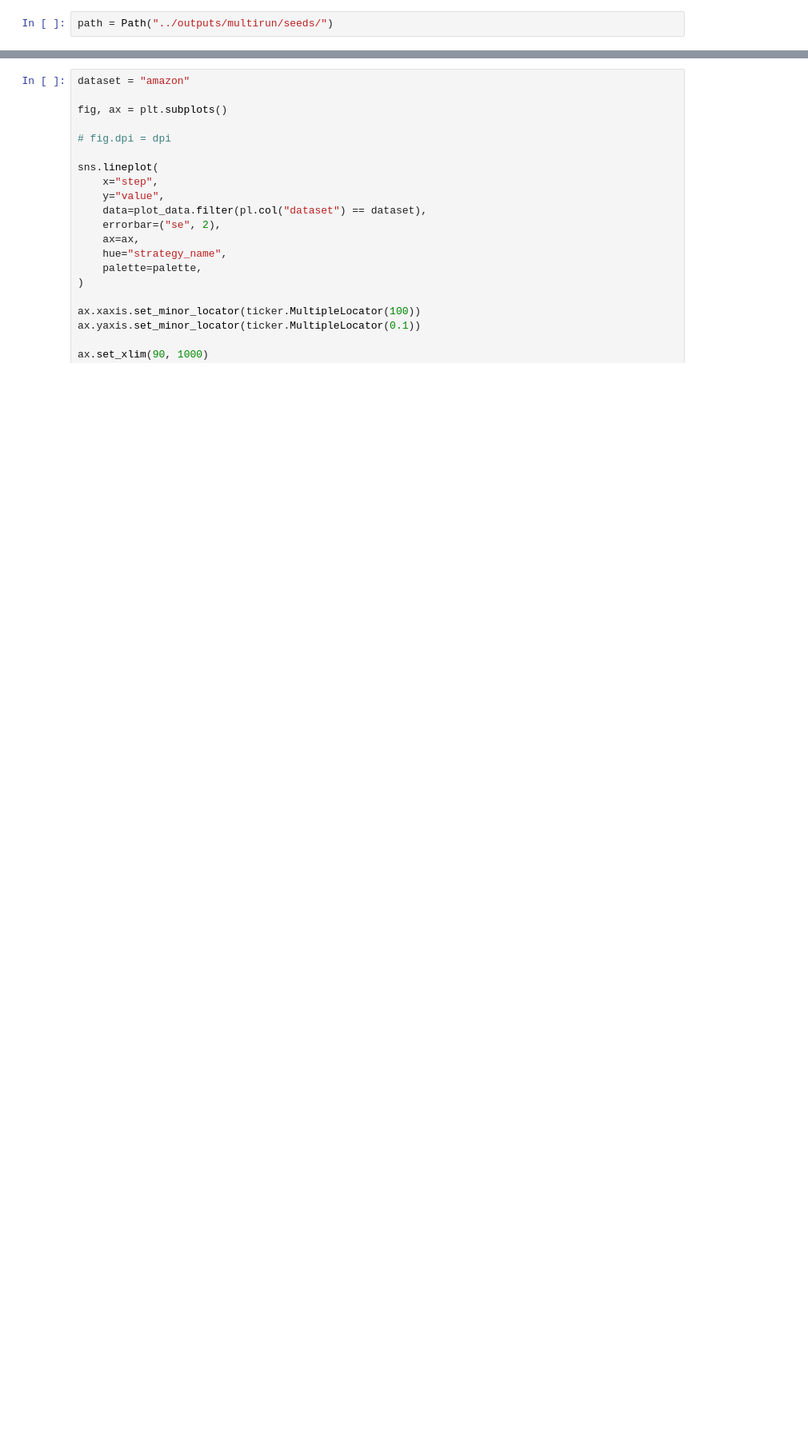
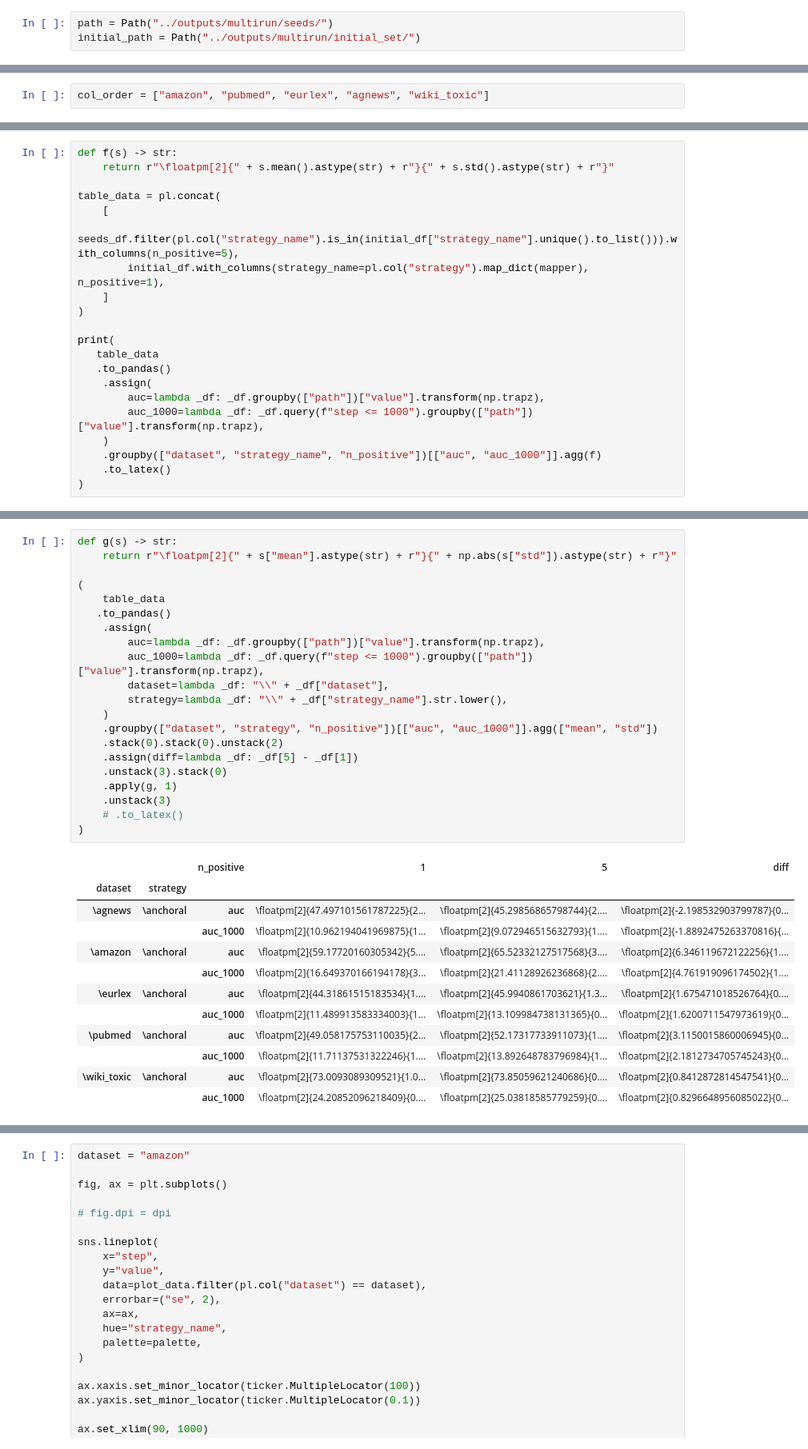
Before and after one commit to pietrolesci/anchoral, a Jupyter notebook: notebooks/results.ipynb, the cells around one changed output, grey strips where cells are left out. Shown at 80% size. Saved outputs shown, nothing was run; the diff lists cells and outputs as text; blank space fills up the shorter version.

```diff
--- a/notebooks/results.ipynb
+++ b/notebooks/results.ipynb
@@ -13,2 +48,3 @@ from itertools import permutations, combinations, product
 # %%
 path = Path("../outputs/multirun/seeds/")
+initial_path = Path("../outputs/multirun/initial_set/")
@@ -75,0 +65,2 @@ shape: (20, 3)
+# %%
+col_order = ["amazon", "pubmed", "eurlex", "agnews", "wiki_toxic"]
@@ -136,0 +247,21 @@ palette = dict(zip(strategies, sns.color_palette("Set1", n_colors=len(strategies
+# %%
+def f(s) -> str:
+    return r"\floatpm[2]{" + s.mean().astype(str) + r"}{" + s.std().astype(str) + r"}"
+
+table_data = pl.concat(
+    [
+        seeds_df.filter(pl.col("strategy_name").is_in(initial_df["strategy_name"].unique().to_list())).with_columns(n_positive=5),
+        initial_df.with_columns(strategy_name=pl.col("strategy").map_dict(mapper), n_positive=1),
+    ]
+)
+
+print(
+   table_data
+   .to_pandas()
+    .assign(
+        auc=lambda _df: _df.groupby(["path"])["value"].transform(np.trapz),
+        auc_1000=lambda _df: _df.query(f"step <= 1000").groupby(["path"])["value"].transform(np.trapz),
+    )
+    .groupby(["dataset", "strategy_name", "n_positive"])[["auc", "auc_1000"]].agg(f)
+    .to_latex()
+)
@@ -136,0 +286,34 @@ palette = dict(zip(strategies, sns.color_palette("Set1", n_colors=len(strategies
+# %%
+def g(s) -> str:
+    return r"\floatpm[2]{" + s["mean"].astype(str) + r"}{" + np.abs(s["std"]).astype(str) + r"}"
+
+(
+    table_data
+   .to_pandas()
+    .assign(
+        auc=lambda _df: _df.groupby(["path"])["value"].transform(np.trapz),
+        auc_1000=lambda _df: _df.query(f"step <= 1000").groupby(["path"])["value"].transform(np.trapz),
+        dataset=lambda _df: "\\" + _df["dataset"],
+        strategy=lambda _df: "\\" + _df["strategy_name"].str.lower(),
+    )
+    .groupby(["dataset", "strategy", "n_positive"])[["auc", "auc_1000"]].agg(["mean", "std"])
+    .stack(0).stack(0).unstack(2)
+    .assign(diff=lambda _df: _df[5] - _df[1])
+    .unstack(3).stack(0)
+    .apply(g, 1)
+    .unstack(3)
+    # .to_latex()
+)
+# %% [output]
+|  |  | n_positive | 1 | 5 | diff |
+| dataset | strategy |  |  |  |  |
+| \agnews | \anchoral | auc | \floatpm[2]{47.497101561787225}{2... | \floatpm[2]{45.29856865798744}{2.... | \floatpm[2]{-2.198532903799787}{0... |
+|  |  | auc_1000 | \floatpm[2]{10.962194041969875}{1... | \floatpm[2]{9.072946515632793}{1.... | \floatpm[2]{-1.8892475263370816}{... |
+| \amazon | \anchoral | auc | \floatpm[2]{59.17720160305342}{5.... | \floatpm[2]{65.52332127517568}{3.... | \floatpm[2]{6.346119672122256}{1.... |
+|  |  | auc_1000 | \floatpm[2]{16.649370166194178}{3... | \floatpm[2]{21.41128926236868}{2.... | \floatpm[2]{4.761919096174502}{1.... |
+| \eurlex | \anchoral | auc | \floatpm[2]{44.31861515183534}{1.... | \floatpm[2]{45.9940861703621}{1.3... | \floatpm[2]{1.675471018526764}{0.... |
+|  |  | auc_1000 | \floatpm[2]{11.489913583334003}{1... | \floatpm[2]{13.109984738131365}{0... | \floatpm[2]{1.6200711547973619}{0... |
+| \pubmed | \anchoral | auc | \floatpm[2]{49.058175753110035}{2... | \floatpm[2]{52.17317733911073}{1.... | \floatpm[2]{3.1150015860006945}{0... |
+|  |  | auc_1000 | \floatpm[2]{11.71137531322246}{1.... | \floatpm[2]{13.892648783796984}{1... | \floatpm[2]{2.1812734705745243}{0... |
+| \wiki_toxic | \anchoral | auc | \floatpm[2]{73.0093089309521}{1.0... | \floatpm[2]{73.85059621240686}{0.... | \floatpm[2]{0.8412872814547541}{0... |
+|  |  | auc_1000 | \floatpm[2]{24.20852096218409}{0.... | \floatpm[2]{25.03818585779259}{0.... | \floatpm[2]{0.8296648956085022}{0... |
```
Also changed, not shown: parts of 34 cells of this notebook, 9 other files.
